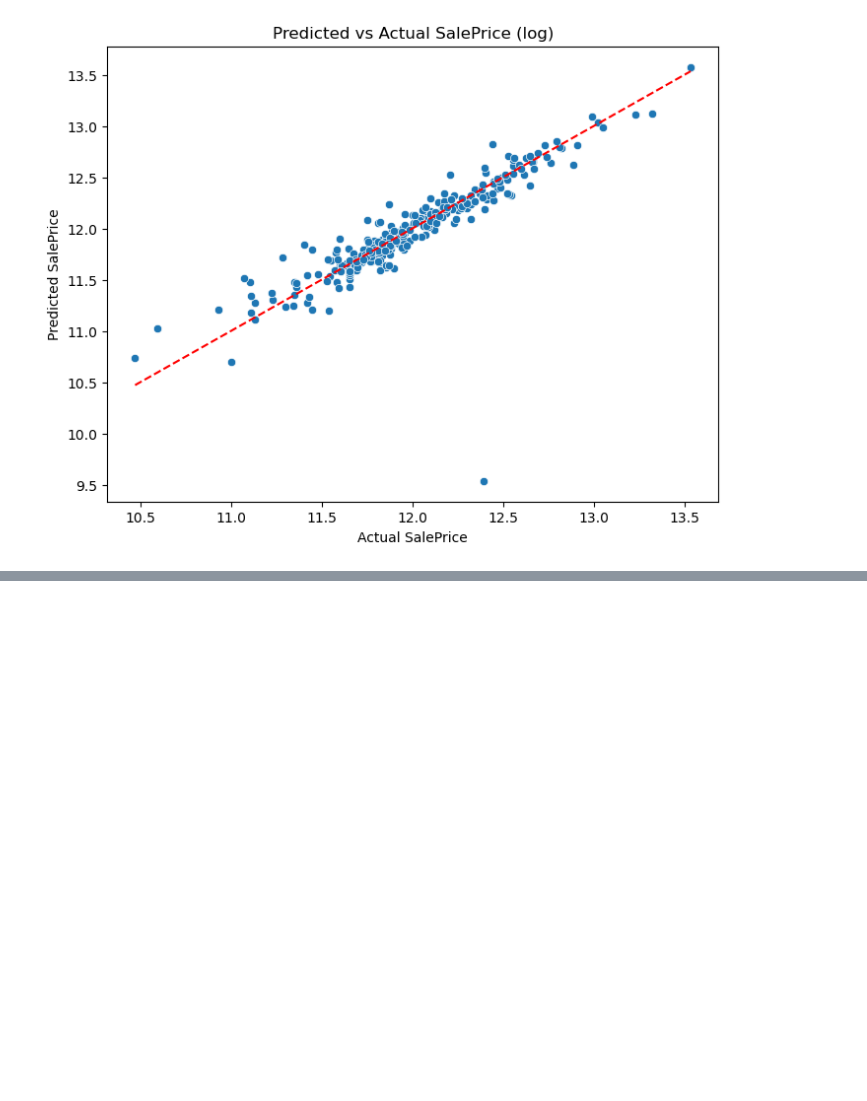
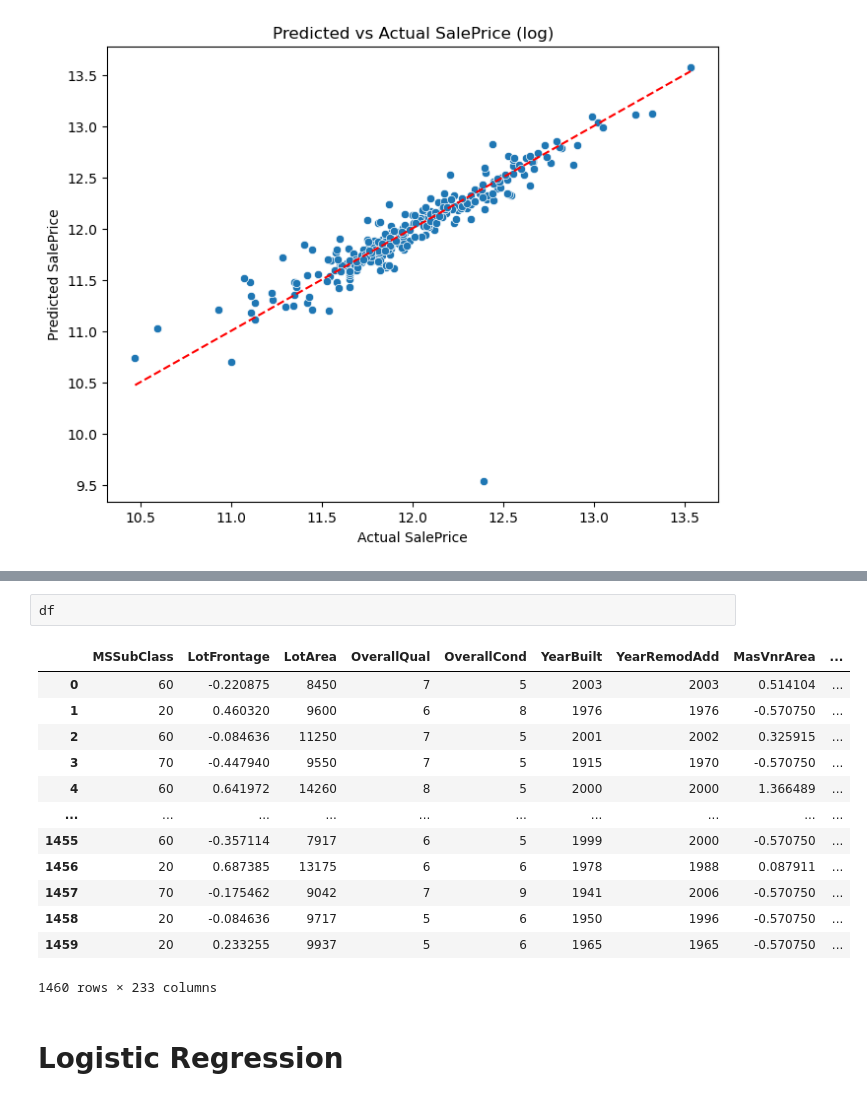
Before and after one commit to Hassanxsa/House-Prediction, a Jupyter notebook: LinearRegression.ipynb, the cells around one changed output, grey strips where cells are left out. Cells and saved outputs as stored; diff of their text form; blank space fills up the shorter version.

```diff
--- a/LinearRegression.ipynb
+++ b/LinearRegression.ipynb
@@ -366,0 +475,18 @@ plt.show()
+# %%
+df
+# %% [output]
+|  | MSSubClass | LotFrontage | LotArea | OverallQual | OverallCond | YearBuilt | YearRemodAdd | MasVnrArea | ... |
+| 0 | 60 | -0.220875 | 8450 | 7 | 5 | 2003 | 2003 | 0.514104 | ... |
+| 1 | 20 | 0.460320 | 9600 | 6 | 8 | 1976 | 1976 | -0.570750 | ... |
+| 2 | 60 | -0.084636 | 11250 | 7 | 5 | 2001 | 2002 | 0.325915 | ... |
+| 3 | 70 | -0.447940 | 9550 | 7 | 5 | 1915 | 1970 | -0.570750 | ... |
+| 4 | 60 | 0.641972 | 14260 | 8 | 5 | 2000 | 2000 | 1.366489 | ... |
+| ... | ... | ... | ... | ... | ... | ... | ... | ... | ... |
+| 1455 | 60 | -0.357114 | 7917 | 6 | 5 | 1999 | 2000 | -0.570750 | ... |
+| 1456 | 20 | 0.687385 | 13175 | 6 | 6 | 1978 | 1988 | 0.087911 | ... |
+| 1457 | 70 | -0.175462 | 9042 | 7 | 9 | 1941 | 2006 | -0.570750 | ... |
+| 1458 | 20 | -0.084636 | 9717 | 5 | 6 | 1950 | 1996 | -0.570750 | ... |
+| 1459 | 20 | 0.233255 | 9937 | 5 | 6 | 1965 | 1965 | -0.570750 | ... |
+1460 rows × 233 columns
+# %% [markdown]
+<h1>Logistic Regression</h1>
```
Also changed, not shown: parts of 18 cells of this notebook.
